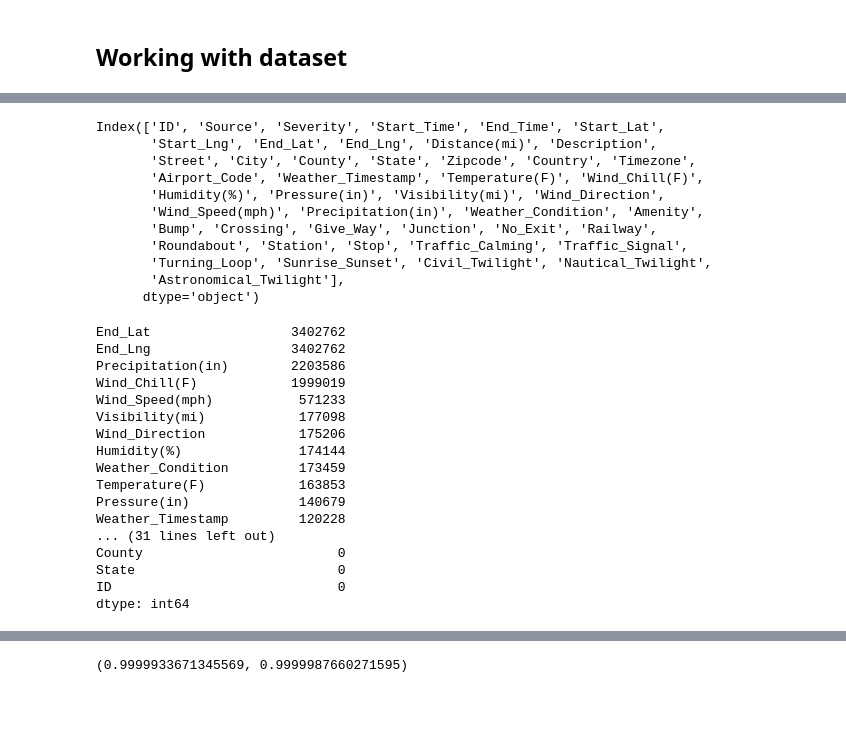
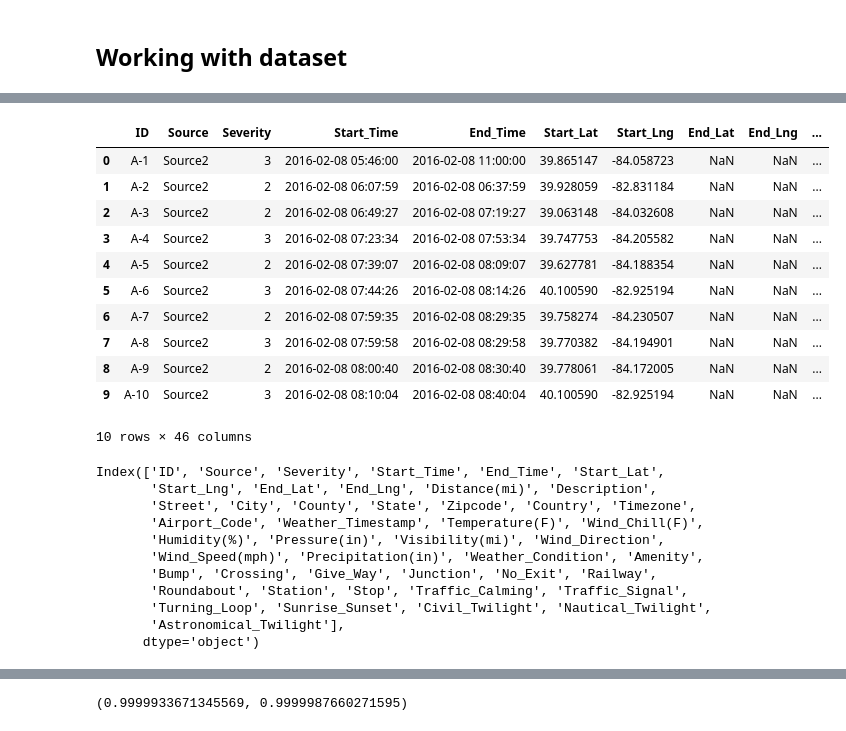
Before and after one commit to ARnoD0rian/classification-of-roads-accidients, a Jupyter notebook: dataset_analysis.ipynb, the cells around one changed output, grey strips where cells are left out. Cells and saved outputs as stored; diff of their text form; code cells hidden in the pictures; blank space fills up the shorter version.

```diff
--- a/dataset_analysis.ipynb
+++ b/dataset_analysis.ipynb
@@ -69,36 +16,0 @@ df.head(n=20)
-# %%
-# all keys of the dataset
-df.columns
-# %% [output]
-Index(['ID', 'Source', 'Severity', 'Start_Time', 'End_Time', 'Start_Lat',
-       'Start_Lng', 'End_Lat', 'End_Lng', 'Distance(mi)', 'Description',
-       'Street', 'City', 'County', 'State', 'Zipcode', 'Country', 'Timezone',
-       'Airport_Code', 'Weather_Timestamp', 'Temperature(F)', 'Wind_Chill(F)',
-       'Humidity(%)', 'Pressure(in)', 'Visibility(mi)', 'Wind_Direction',
-       'Wind_Speed(mph)', 'Precipitation(in)', 'Weather_Condition', 'Amenity',
-       'Bump', 'Crossing', 'Give_Way', 'Junction', 'No_Exit', 'Railway',
-       'Roundabout', 'Station', 'Stop', 'Traffic_Calming', 'Traffic_Signal',
-       'Turning_Loop', 'Sunrise_Sunset', 'Civil_Twilight', 'Nautical_Twilight',
-       'Astronomical_Twilight'],
-      dtype='object')
-# %%
-# let's see the nan values in the dataset
-df.isna().sum().sort_values(ascending=False)
-# %% [output]
-End_Lat                  3402762
-End_Lng                  3402762
-Precipitation(in)        2203586
-Wind_Chill(F)            1999019
-Wind_Speed(mph)           571233
-Visibility(mi)            177098
-Wind_Direction            175206
-Humidity(%)               174144
-Weather_Condition         173459
-Temperature(F)            163853
-Pressure(in)              140679
-Weather_Timestamp         120228
-... (31 lines left out)
-County                         0
-State                          0
-ID                             0
-dtype: int64
@@ -104,0 +23,29 @@ dtype: int64
+# %%
+df.head(n=10)
+# %% [output]
+|  | ID | Source | Severity | Start_Time | End_Time | Start_Lat | Start_Lng | End_Lat | End_Lng | ... |
+| 0 | A-1 | Source2 | 3 | 2016-02-08 05:46:00 | 2016-02-08 11:00:00 | 39.865147 | -84.058723 | NaN | NaN | ... |
+| 1 | A-2 | Source2 | 2 | 2016-02-08 06:07:59 | 2016-02-08 06:37:59 | 39.928059 | -82.831184 | NaN | NaN | ... |
+| 2 | A-3 | Source2 | 2 | 2016-02-08 06:49:27 | 2016-02-08 07:19:27 | 39.063148 | -84.032608 | NaN | NaN | ... |
+| 3 | A-4 | Source2 | 3 | 2016-02-08 07:23:34 | 2016-02-08 07:53:34 | 39.747753 | -84.205582 | NaN | NaN | ... |
+| 4 | A-5 | Source2 | 2 | 2016-02-08 07:39:07 | 2016-02-08 08:09:07 | 39.627781 | -84.188354 | NaN | NaN | ... |
+| 5 | A-6 | Source2 | 3 | 2016-02-08 07:44:26 | 2016-02-08 08:14:26 | 40.100590 | -82.925194 | NaN | NaN | ... |
+| 6 | A-7 | Source2 | 2 | 2016-02-08 07:59:35 | 2016-02-08 08:29:35 | 39.758274 | -84.230507 | NaN | NaN | ... |
+| 7 | A-8 | Source2 | 3 | 2016-02-08 07:59:58 | 2016-02-08 08:29:58 | 39.770382 | -84.194901 | NaN | NaN | ... |
+| 8 | A-9 | Source2 | 2 | 2016-02-08 08:00:40 | 2016-02-08 08:30:40 | 39.778061 | -84.172005 | NaN | NaN | ... |
+| 9 | A-10 | Source2 | 3 | 2016-02-08 08:10:04 | 2016-02-08 08:40:04 | 40.100590 | -82.925194 | NaN | NaN | ... |
+10 rows × 46 columns
+# %%
+df.columns
+# %% [output]
+Index(['ID', 'Source', 'Severity', 'Start_Time', 'End_Time', 'Start_Lat',
+       'Start_Lng', 'End_Lat', 'End_Lng', 'Distance(mi)', 'Description',
+       'Street', 'City', 'County', 'State', 'Zipcode', 'Country', 'Timezone',
+       'Airport_Code', 'Weather_Timestamp', 'Temperature(F)', 'Wind_Chill(F)',
+       'Humidity(%)', 'Pressure(in)', 'Visibility(mi)', 'Wind_Direction',
+       'Wind_Speed(mph)', 'Precipitation(in)', 'Weather_Condition', 'Amenity',
+       'Bump', 'Crossing', 'Give_Way', 'Junction', 'No_Exit', 'Railway',
+       'Roundabout', 'Station', 'Stop', 'Traffic_Calming', 'Traffic_Signal',
+       'Turning_Loop', 'Sunrise_Sunset', 'Civil_Twilight', 'Nautical_Twilight',
+       'Astronomical_Twilight'],
+      dtype='object')
```
Also changed, not shown: parts of 61 cells of this notebook, 1 other file.
